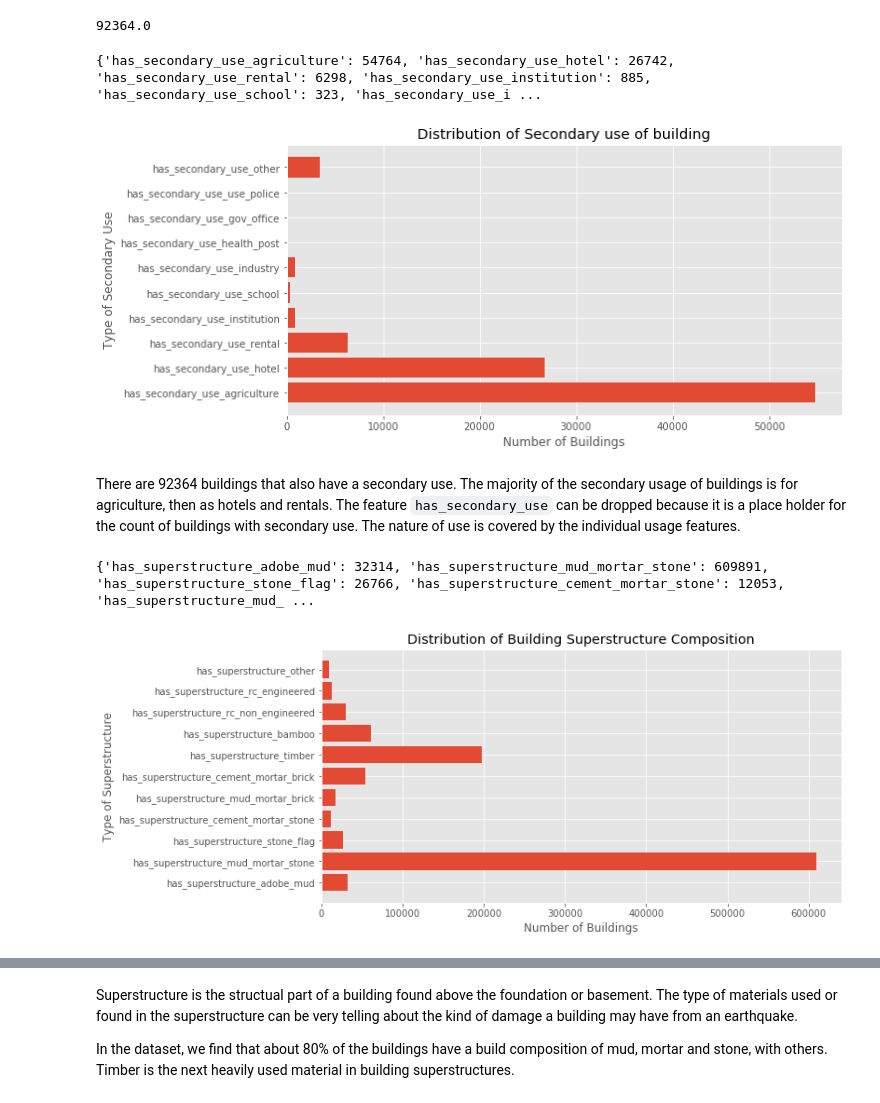
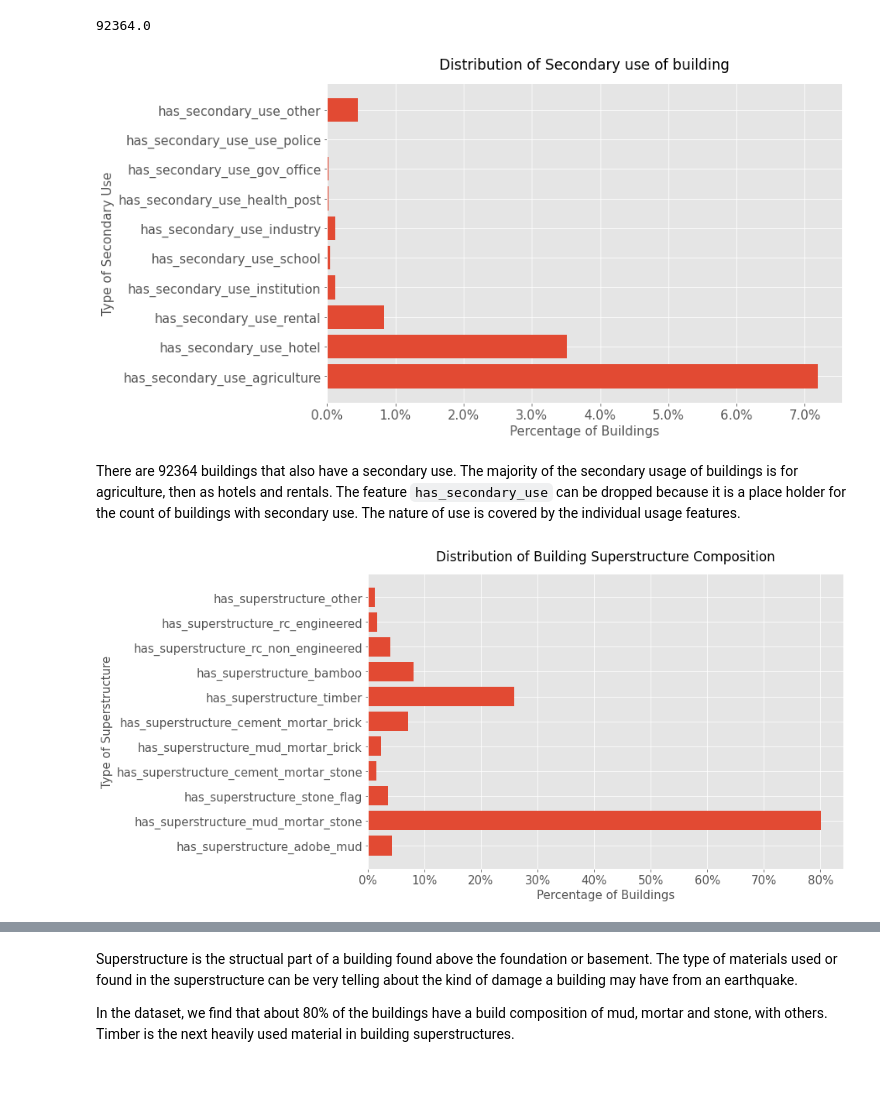
Before and after one commit to Yeshi341/structural_damage_from_earthquake, a Jupyter notebook: predicting_building_damage.ipynb, the cells around one changed output, grey strips where cells are left out. Saved outputs shown, nothing was run; the diff lists cells and outputs as text; code cells hidden in the pictures.

```diff
--- a/predicting_building_damage.ipynb
+++ b/predicting_building_damage.ipynb
@@ -154,14 +171,12 @@ building_df['has_secondary_use'].sum()
 # %% [output]
 92364.0
 # %%
-eda.dict_maker(secondary_use_list, building_df)
-plt.title('Distribution of Secondary use of building')
-plt.xlabel('Number of Buildings')
-plt.ylabel('Type of Secondary Use')
-plt.savefig('./images/Distribution_of_Secondary_use_of_building.png', bbox_inches = "tight");
+title= 'Distribution of Secondary use of building'
+ylabel ='Type of Secondary Use'
+figname = 'Distribution_of_Secondary_use_of_building.png'
+eda.dict_to_fig(secondary_use_list, building_df, title, ylabel, figname )
 # %% [output]
-{'has_secondary_use_agriculture': 54764, 'has_secondary_use_hotel': 26742, 'has_secondary_use_rental': 6298, 'has_secondary_use_institution': 885, 'has_secondary_use_school': 323, 'has_secondary_use_i ...
-[figure, old version]
+[figure, new version]
 # %% [markdown]
 There are 92364 buildings that also have a secondary use. The majority of the secondary usage of buildings is for agriculture, then as hotels and rentals. The feature `has_secondary_use` can be dropped because it is a place holder for the count of buildings with secondary use. The nature of use is covered by the individual usage features.
 # %%
@@ -173,11 +188,9 @@ superstructure_list= ['has_superstructure_adobe_mud',
        'has_superstructure_bamboo', 'has_superstructure_rc_non_engineered',
        'has_superstructure_rc_engineered', 'has_superstructure_other']
 # %%
-eda.dict_maker(superstructure_list, building_df)
-plt.title('Distribution of Building Superstructure Composition')
-plt.xlabel('Number of Buildings')
-plt.ylabel('Type of Superstructure')
-plt.savefig('./images/Distribution_of_building_superstructure_composition.png', bbox_inches = "tight");
+title= 'Distribution of Building Superstructure Composition'
+ylabel = 'Type of Superstructure'
+figname = 'Distribution_of_building_superstructure_composition.png'
+eda.dict_to_fig(superstructure_list, building_df, title, ylabel, figname )
 # %% [output]
-{'has_superstructure_adobe_mud': 32314, 'has_superstructure_mud_mortar_stone': 609891, 'has_superstructure_stone_flag': 26766, 'has_superstructure_cement_mortar_stone': 12053, 'has_superstructure_mud_ ...
-[figure, old version]
+[figure, new version]
```
Also changed, not shown: parts of 11 cells of this notebook, 12 other files.
